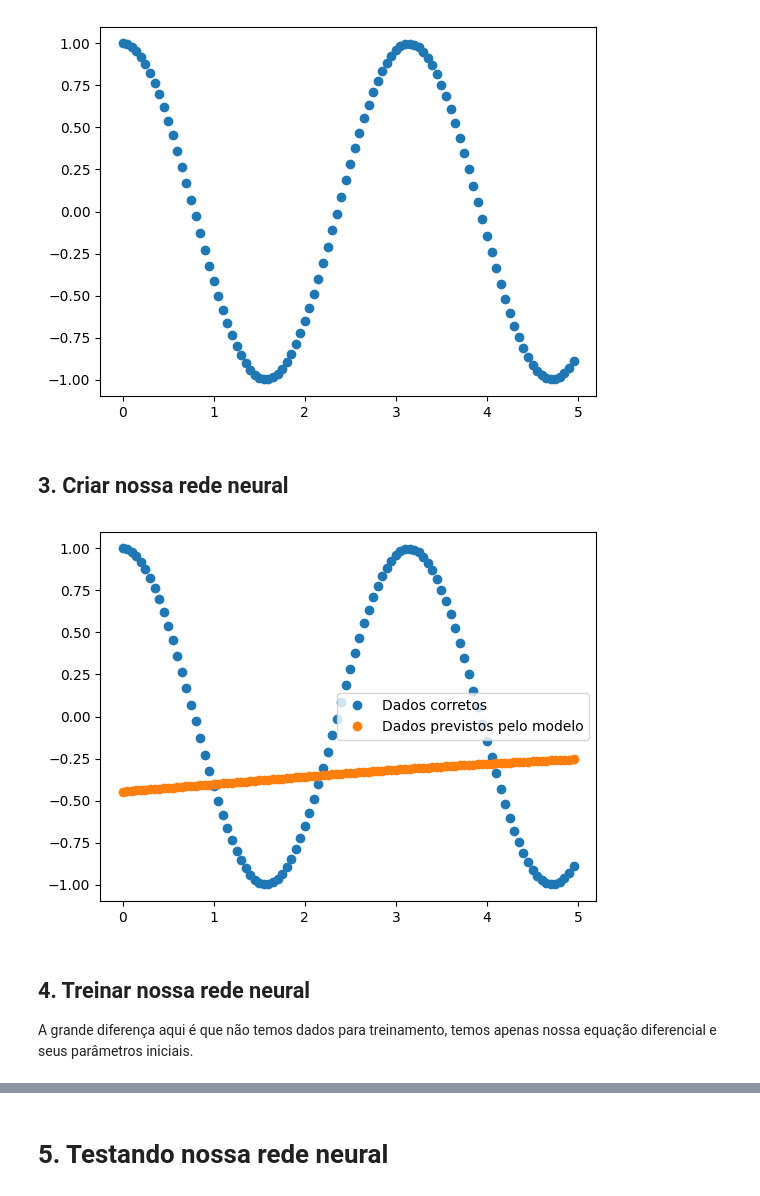
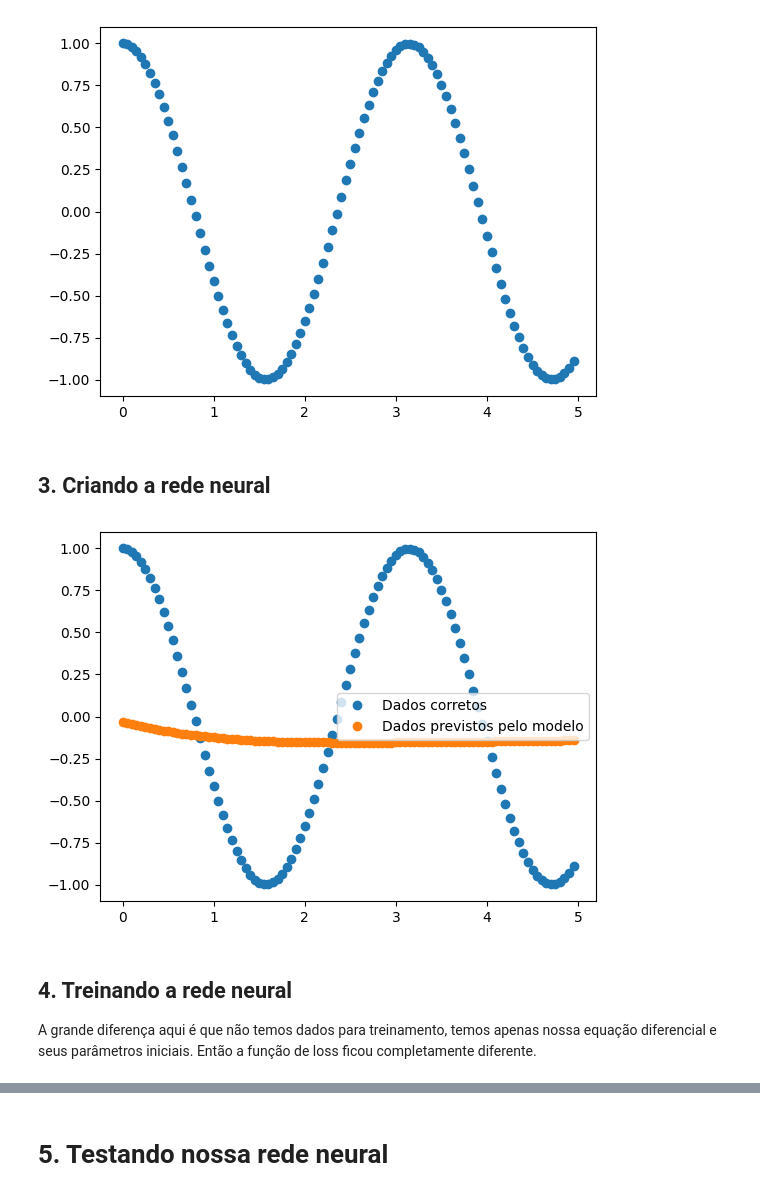
Before and after one commit to silash35/worklab, a Jupyter notebook: Others/PyTorch/src/PINN.ipynb, the cells around one changed output, grey strips where cells are left out. Drawn from its saved outputs; the diff is of its cells as text; code cells hidden in the pictures.

```diff
--- a/Others/PyTorch/src/PINN.ipynb
+++ b/Others/PyTorch/src/PINN.ipynb
@@ -54,47 +51,49 @@ plt.show()
 # %% [output]
 [figure]
 # %% [markdown]
-## 3. Criar nossa rede neural
+## 3. Criando a rede neural
 # %%
 # Fixo uma seed para que os valores aleatórios sejam sempre os mesmos tanto para mim, quanto para você no seu computador.
 torch.manual_seed(42)
 
 
 class PINN(nn.Module):
     def __init__(self):
         super(PINN, self).__init__()
         # Aqui as coisas mudaram bastante. Agora temos 3 camadas.
         # Uma de entrada com 1 neurônio, uma do meio (hidden) com 50 e outra de saída com um neurônio novamente
         # Temos uma variável de entrada e uma de saída pois função que estamos tentando encontrar tem uma entrada (t) e uma saída (x).
         # Como a nossa função não é linear, estamos usando o tangente hiperbólico como função de ativação entre as camadas.
         self.hidden_layer = nn.Sequential(
             # É obrigatório que a entrada de uma camada seja igual a saída da anterior.
-            nn.Linear(1, 100),  # Essa recebe 1 valor e retorna 50 valores...
-            nn.Softplus(),
-            nn.Linear(100, 100),  # Essa entra 50 e retorna 50...
-            nn.Softplus(),
-            nn.Linear(100, 1),  # E por fim, essa recebe 50 valores e retorna 1.
+            nn.Linear(1, 50),  # Essa recebe 1 valor e retorna 50 valores...
+            nn.Tanh(),
+            nn.Linear(50, 50),  # Essa entra 50 e retorna 50...
+            nn.Tanh(),
+            nn.Linear(50, 1),  # E por fim, essa recebe 50 valores e retorna 1.
         )
 
     def forward(self, t):
         return self.hidden_layer(t)
 
 
 model = PINN()  # Criando uma instancia do modelo.
 
+# Testando como está o modelo antes do treinamento.
+# Espera-se que esteja bem diferente do objetivo
 with torch.inference_mode():
-    x_prev = model(t)  # Pega os valores de x previstos pelo modelo.
+    x_prev = model(t)  # Calcula os valores de x previstos pelo modelo.
 
 plt.plot(t.detach().numpy(), x.detach().numpy(), "o", label="Dados corretos")
 plt.plot(t.detach().numpy(), x_prev, "o", label="Dados previstos pelo modelo")
 plt.legend()
 plt.show()
 # %% [output]
-[figure, old version]
+[figure, new version]
 # %% [markdown]
-## 4. Treinar nossa rede neural
+## 4. Treinando a rede neural
 
-A grande diferença aqui é que não temos dados para treinamento, temos apenas nossa equação diferencial e seus parâmetros iniciais.
+A grande diferença aqui é que não temos dados para treinamento, temos apenas nossa equação diferencial e seus parâmetros iniciais. Então a função de loss ficou completamente diferente.
 # %%
 def loss_fn(model, t):
     # Calcula os valores de x previstos pelo modelo.
```
Also changed, not shown: parts of 4 cells of this notebook.
